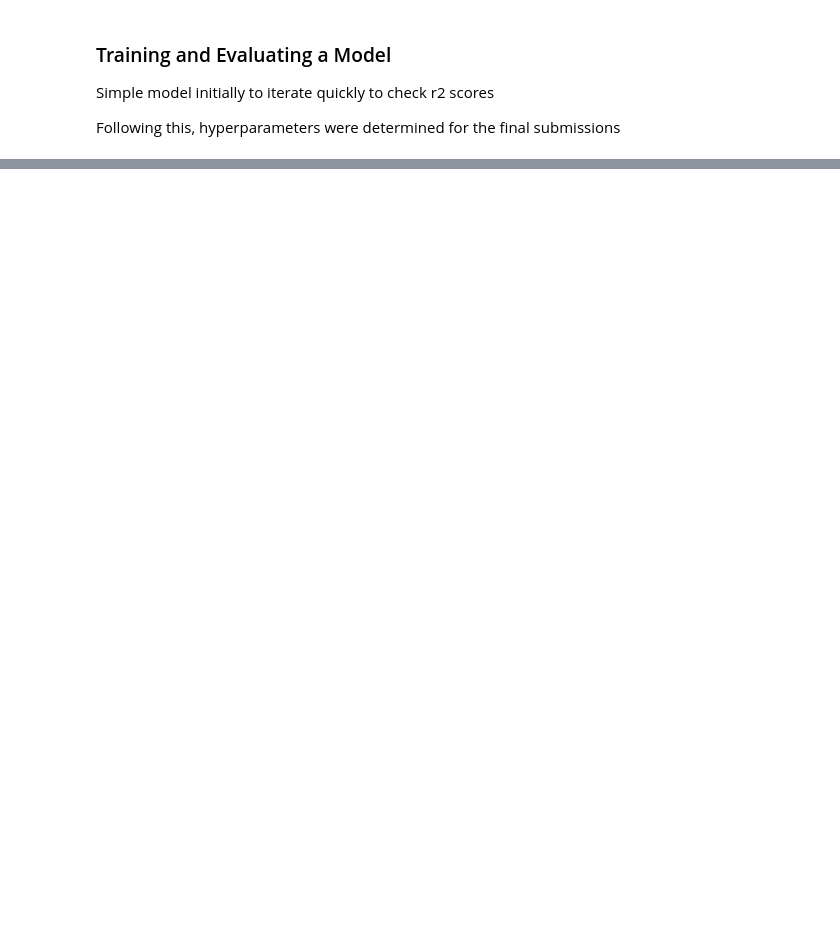
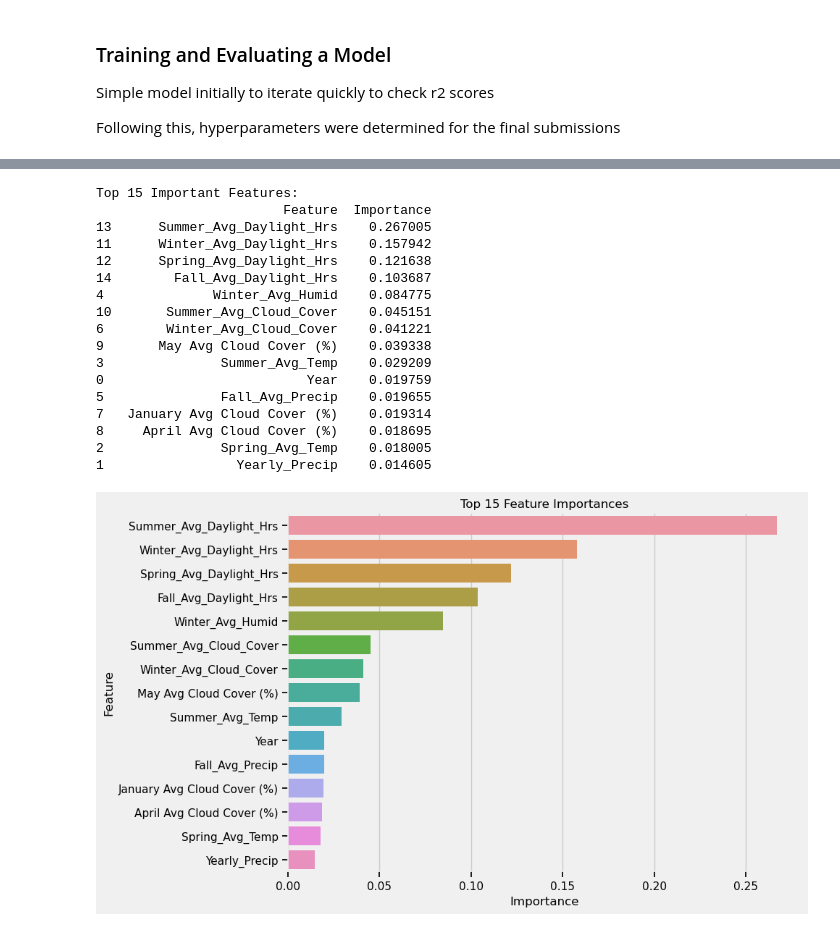
Before and after one commit to willhall2001/BreakinBadCode, a Jupyter notebook: 05_Machine_Leaning_Model.ipynb, the cells around one changed output, grey strips where cells are left out. Saved outputs shown, nothing was run; the diff lists cells and outputs as text; code cells hidden in the pictures; blank space fills up the shorter version.

```diff
--- a/05_Machine_Leaning_Model.ipynb
+++ b/05_Machine_Leaning_Model.ipynb
@@ -679,0 +561,41 @@ Top 15 Important Features:
+# %%
+# Feature importances
+importances = model.feature_importances_
+feature_names = X_data_1.columns
+feature_importance_df = pd.DataFrame({
+    'Feature': feature_names,
+    'Importance': importances
+})
+
+# Sort features by importance
+feature_importance_df = feature_importance_df.sort_values(by='Importance', ascending=False)
+
+# Display the top 10 features
+print("\nTop 15 Important Features:")
+print(feature_importance_df.head(15))
+
+# Plot the top 10 feature importances
+plt.figure(figsize=(10, 6))
+sns.barplot(x='Importance', y='Feature', data=feature_importance_df.head(15))
+plt.title('Top 15 Feature Importances')
+plt.tight_layout()
+plt.show()
+# %% [output]
+Top 15 Important Features:
+                        Feature  Importance
+13      Summer_Avg_Daylight_Hrs    0.267005
+11      Winter_Avg_Daylight_Hrs    0.157942
+12      Spring_Avg_Daylight_Hrs    0.121638
+14        Fall_Avg_Daylight_Hrs    0.103687
+4              Winter_Avg_Humid    0.084775
+10       Summer_Avg_Cloud_Cover    0.045151
+6        Winter_Avg_Cloud_Cover    0.041221
+9       May Avg Cloud Cover (%)    0.039338
+3               Summer_Avg_Temp    0.029209
+0                          Year    0.019759
+5               Fall_Avg_Precip    0.019655
+7   January Avg Cloud Cover (%)    0.019314
+8     April Avg Cloud Cover (%)    0.018695
+2               Spring_Avg_Temp    0.018005
+1                 Yearly_Precip    0.014605
+[figure, added]
```
Also changed, not shown: parts of 35 cells of this notebook, 1 other file.
